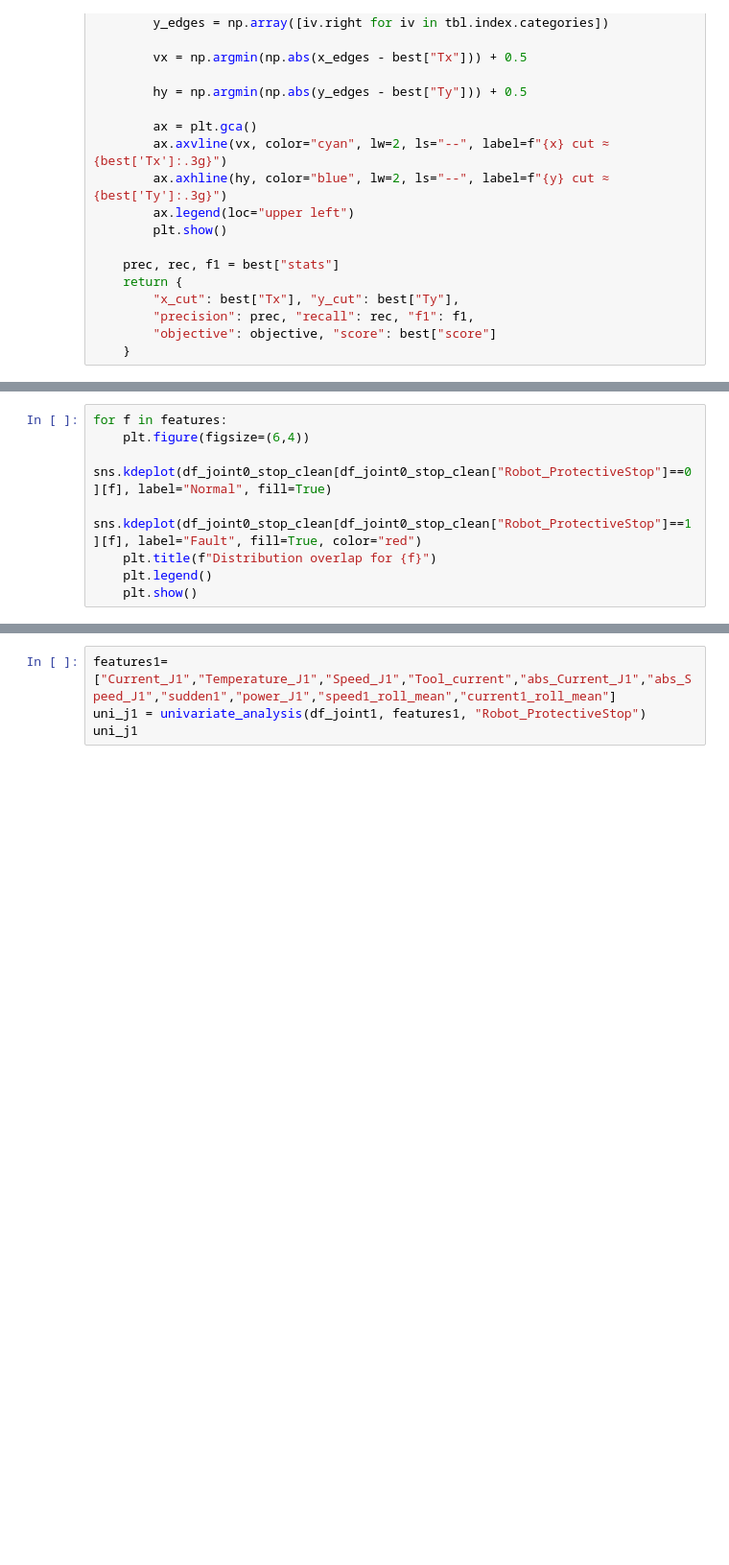
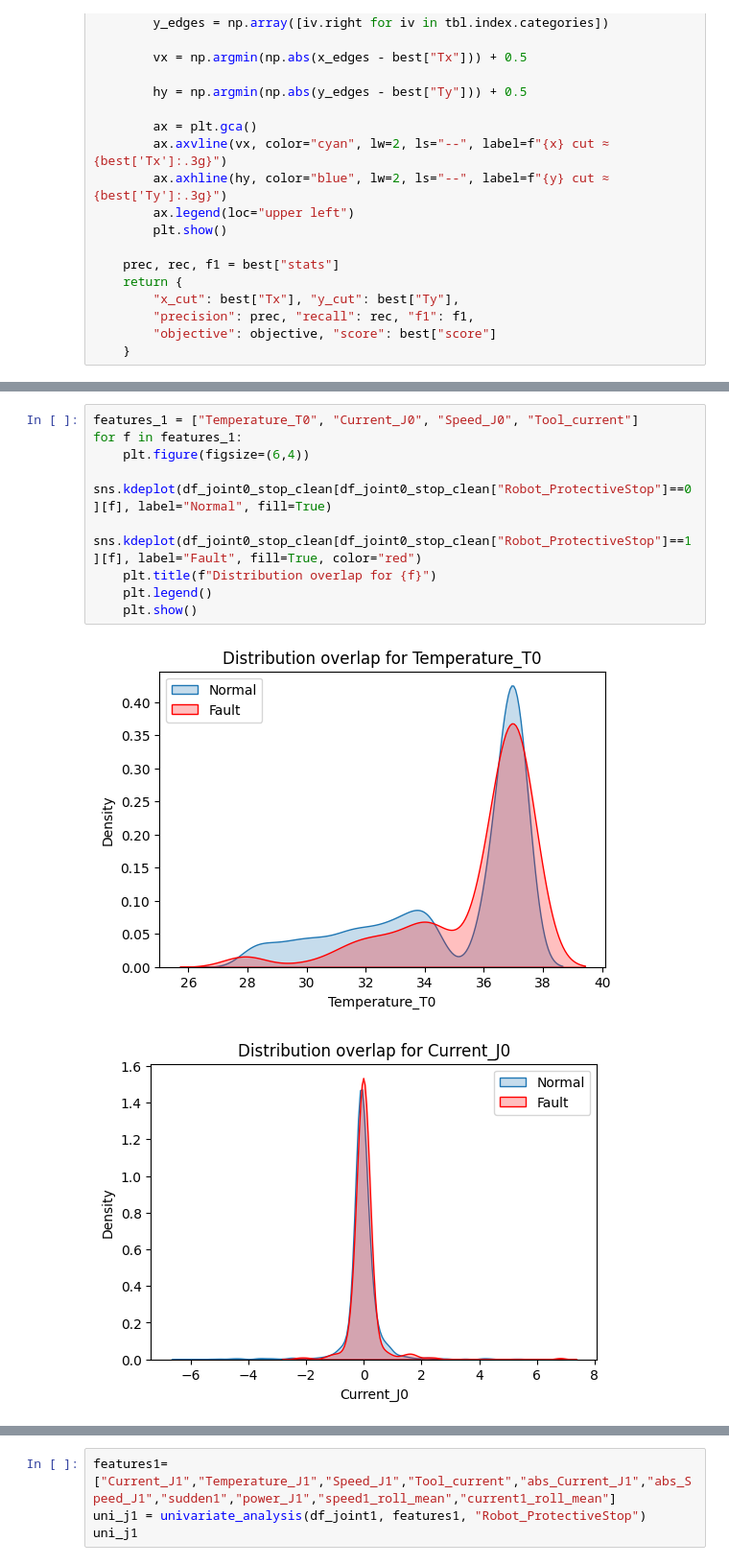
Before and after one commit to faridahamid/Robo-Fault, a Jupyter notebook: check.ipynb, the cells around one changed output, grey strips where cells are left out. Shown at 96% size. Saved outputs shown, nothing was run; the diff lists cells and outputs as text; blank space fills up the shorter version.

Commit message:
Added graph

```diff
--- a/check.ipynb
+++ b/check.ipynb
@@ -568,8 +566,12 @@ plt.show()
 # %%
-for f in features:
+features_1 = ["Temperature_T0", "Current_J0", "Speed_J0", "Tool_current"]
+for f in features_1:
     plt.figure(figsize=(6,4))
     sns.kdeplot(df_joint0_stop_clean[df_joint0_stop_clean["Robot_ProtectiveStop"]==0][f], label="Normal", fill=True)
     sns.kdeplot(df_joint0_stop_clean[df_joint0_stop_clean["Robot_ProtectiveStop"]==1][f], label="Fault", fill=True, color="red")
     plt.title(f"Distribution overlap for {f}")
     plt.legend()
     plt.show()
+# %% [output]
+[figure, added]
+[figure, added]
```
Also changed, not shown: parts of 28 cells of this notebook.
